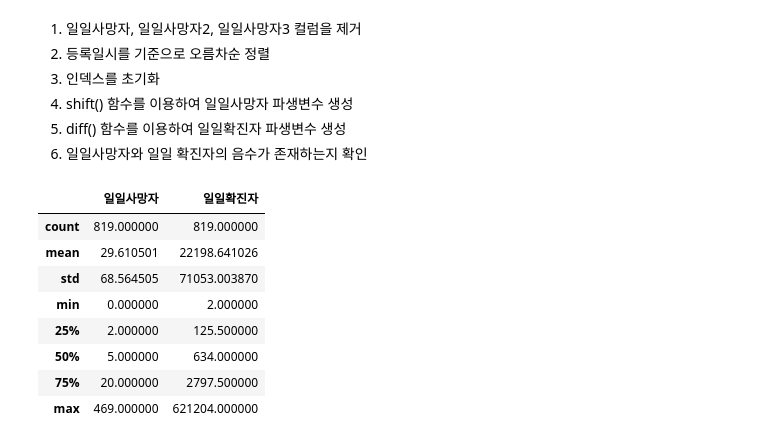
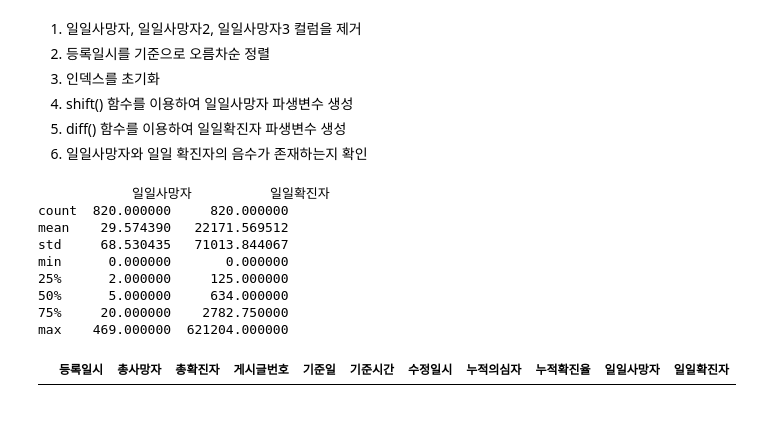
Before and after one commit to kanghiee/ubion, a Jupyter notebook: python/2403221/01_pandas.ipynb, the cells around one changed output. Saved outputs shown, nothing was run; the diff lists cells and outputs as text; code cells hidden in the pictures; blank space fills up the shorter version.

```diff
--- a/python/2403221/01_pandas.ipynb
+++ b/python/2403221/01_pandas.ipynb
@@ -524,20 +570,22 @@ coronang.sort_values(by = '등록일시', ascending=True, inplace=True)
 coronang.reset_index(drop = True, inplace=True)
 # %%
 # 4. shift() 함수를 이용하여 일일사망자 파생변수 생성
-coronang['일일사망자'] = coronang['총사망자'] - coronang['총사망자'].shift(1)
+coronang['일일사망자'] = (coronang['총사망자'] - coronang['총사망자'].shift(1)).fillna(0)
 # %%
 # 5. diff() 함수를 이용하여 일일확진자 파생변수 생성
-coronang['일일확진자'] = coronang['총확진자'].diff(1)
+coronang['일일확진자'] = (coronang['총확진자'].diff(1)).fillna(0)
 # %%
 # 6. 일일사망자와 일일 확진자의 음수가 존재하는지 확인
-coronang[['일일사망자','일일확진자']].describe()
+print(coronang[['일일사망자','일일확진자']].describe())
+coronang.loc[(coronang['일일사망자']<0)|(coronang['일일확진자']<0)]
 # %% [output]
+            일일사망자          일일확진자
+count  820.000000     820.000000
+mean    29.574390   22171.569512
+std     68.530435   71013.844067
+min      0.000000       0.000000
+25%      2.000000     125.000000
+50%      5.000000     634.000000
+75%     20.000000    2782.750000
+max    469.000000  621204.000000
-|  | 일일사망자 | 일일확진자 |
-| count | 819.000000 | 819.000000 |
-| mean | 29.610501 | 22198.641026 |
-| std | 68.564505 | 71053.003870 |
-| min | 0.000000 | 2.000000 |
-| 25% | 2.000000 | 125.500000 |
-| 50% | 5.000000 | 634.000000 |
-| 75% | 20.000000 | 2797.500000 |
-| max | 469.000000 | 621204.000000 |
+|  | 등록일시 | 총사망자 | 총확진자 | 게시글번호 | 기준일 | 기준시간 | 수정일시 | 누적의심자 | 누적확진율 | 일일사망자 | 일일확진자 |
```
Also changed, not shown: parts of 9 cells of this notebook, 5 other files.
